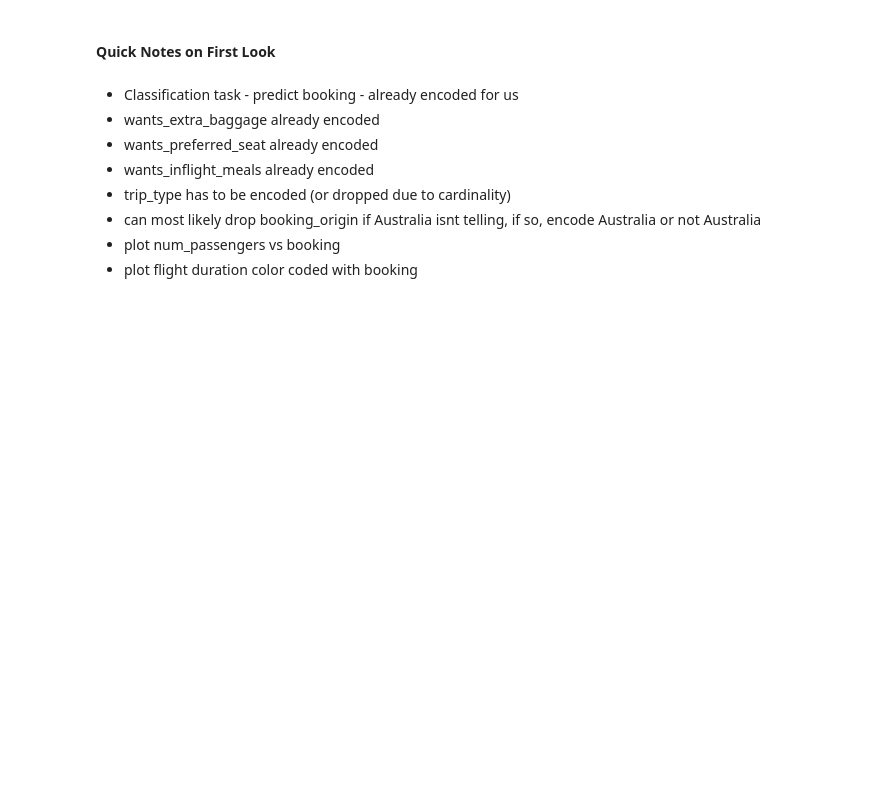
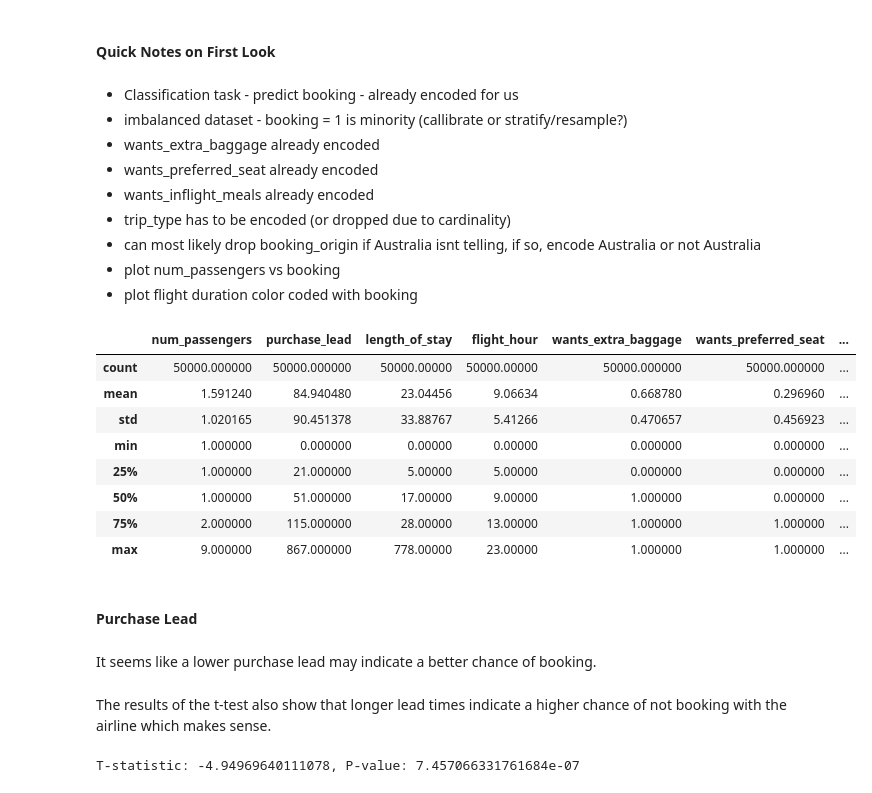
Before and after one commit to ryslipe/british_airways_booking_predictor, a Jupyter notebook: notebooks/01_load_and_validate_raw_data.ipynb, the cells around one changed output. Cells and saved outputs as stored; diff of their text form; code cells hidden in the pictures; blank space fills up the shorter version.

```diff
--- a/notebooks/01_load_and_validate_raw_data.ipynb
+++ b/notebooks/01_load_and_validate_raw_data.ipynb
@@ -73,6 +80,7 @@ len(df['num_passengers'].unique())
 #### Quick Notes on First Look
 # %% [markdown]
 + Classification task - predict booking - already encoded for us
++ imbalanced dataset - booking = 1 is minority (callibrate or stratify/resample?)
 + wants_extra_baggage already encoded
 + wants_preferred_seat already encoded
 + wants_inflight_meals already encoded
@@ -80,3 +88,20 @@ len(df['num_passengers'].unique())
 + can most likely drop booking_origin if Australia isnt telling, if so, encode Australia or not Australia
 + plot num_passengers vs booking
 + plot flight duration color coded with booking
+# %%
+# describe
+df.describe()
+# %% [output]
+|  | num_passengers | purchase_lead | length_of_stay | flight_hour | wants_extra_baggage | wants_preferred_seat | ... |
+| count | 50000.000000 | 50000.000000 | 50000.00000 | 50000.00000 | 50000.000000 | 50000.000000 | ... |
+| mean | 1.591240 | 84.940480 | 23.04456 | 9.06634 | 0.668780 | 0.296960 | ... |
+| std | 1.020165 | 90.451378 | 33.88767 | 5.41266 | 0.470657 | 0.456923 | ... |
+| min | 1.000000 | 0.000000 | 0.00000 | 0.00000 | 0.000000 | 0.000000 | ... |
+| 25% | 1.000000 | 21.000000 | 5.00000 | 5.00000 | 0.000000 | 0.000000 | ... |
+| 50% | 1.000000 | 51.000000 | 17.00000 | 9.00000 | 1.000000 | 0.000000 | ... |
+| 75% | 2.000000 | 115.000000 | 28.00000 | 13.00000 | 1.000000 | 1.000000 | ... |
+| max | 9.000000 | 867.000000 | 778.00000 | 23.00000 | 1.000000 | 1.000000 | ... |
+# %% [markdown]
+#### Purchase Lead
+# %% [markdown]
+It seems like a lower purchase lead may indicate a better chance of booking.
@@ -82,0 +115,15 @@ len(df['num_passengers'].unique())
+# %% [markdown]
+The results of the t-test also show that longer lead times indicate a higher chance of not booking with the airline which makes sense.
+# %%
+from scipy.stats import ttest_ind
+
+# Separate the data into two groups
+group1 = df[df['booking_complete'] == 1]['purchase_lead']
+group2 = df[df['booking_complete'] == 0]['purchase_lead']
+
+# Perform the t-test
+t_stat, p_value = ttest_ind(group1, group2)
+
+print(f'T-statistic: {t_stat}, P-value: {p_value}')
+# %% [output]
+T-statistic: -4.94969640111078, P-value: 7.457066331761684e-07
```
Also changed, not shown: parts of 16 cells of this notebook, 2 other files.
